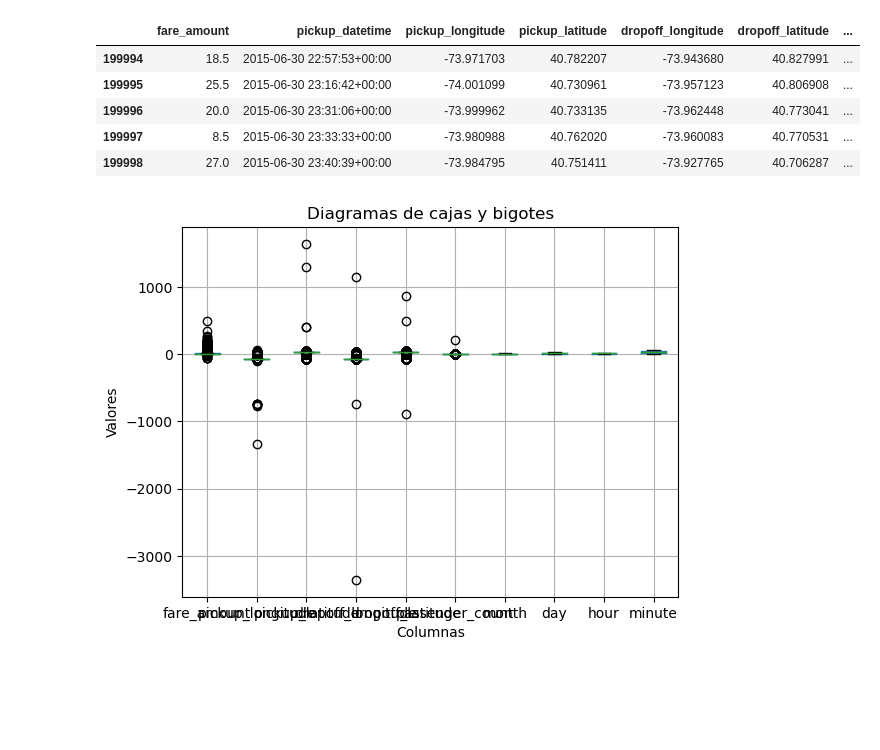
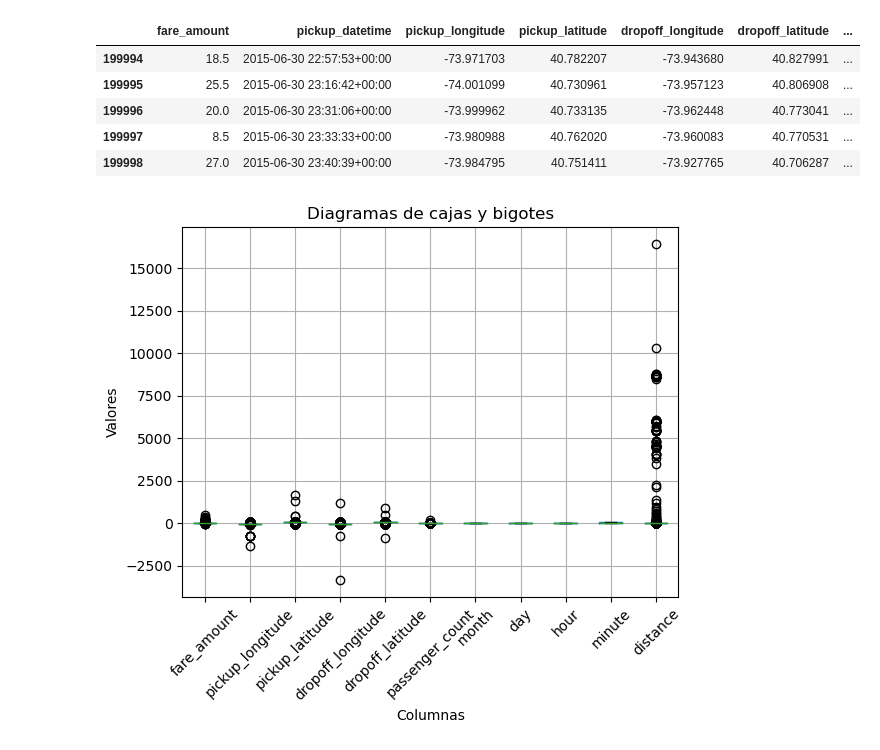
Before and after one commit to alorenzoti/Uber_proyect, a Jupyter notebook: EDA_uber.ipynb, the cells around one changed output. Drawn from its saved outputs; the diff is of its cells as text; code cells hidden in the pictures; blank space fills up the shorter version.

```diff
--- a/EDA_uber.ipynb
+++ b/EDA_uber.ipynb
@@ -141,15 +145,20 @@ df.tail()
+# %%
+df['distance'] = distance(df['pickup_longitude'].to_numpy(),df['pickup_latitude'].to_numpy(),
+                            df['dropoff_longitude'].to_numpy(), df['dropoff_latitude'].to_numpy())
 # %%
 #Ahora pasamos a ver la distribución de cada una de las columnas
 # %%
 # Dibujamos los diagramas de cajas y bigotes
 df.boxplot()
 
 # Añadimos título y etiquetas a los ejes
 plt.title('Diagramas de cajas y bigotes')
 plt.xlabel('Columnas')
+plt.xticks(rotation=45)
+
 plt.ylabel('Valores')
 
 # Mostramos el gráfico
 plt.show()
 # %% [output]
-[figure, old version]
+[figure, new version]
```
Also changed, not shown: parts of 10 cells of this notebook, 1 other file.
